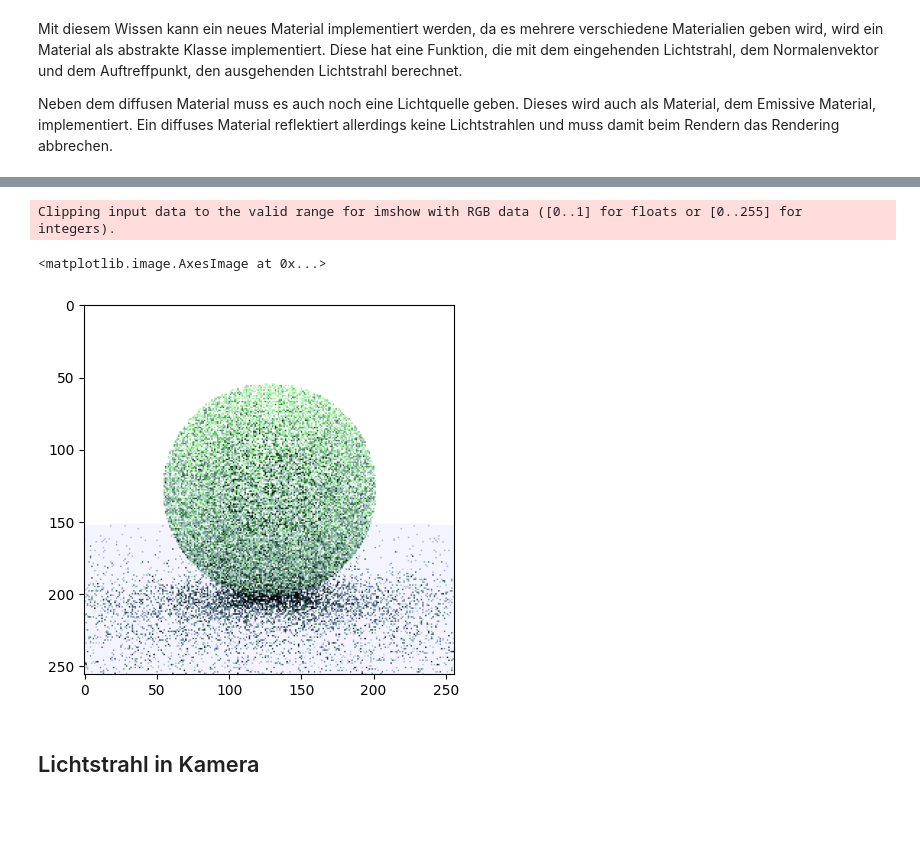
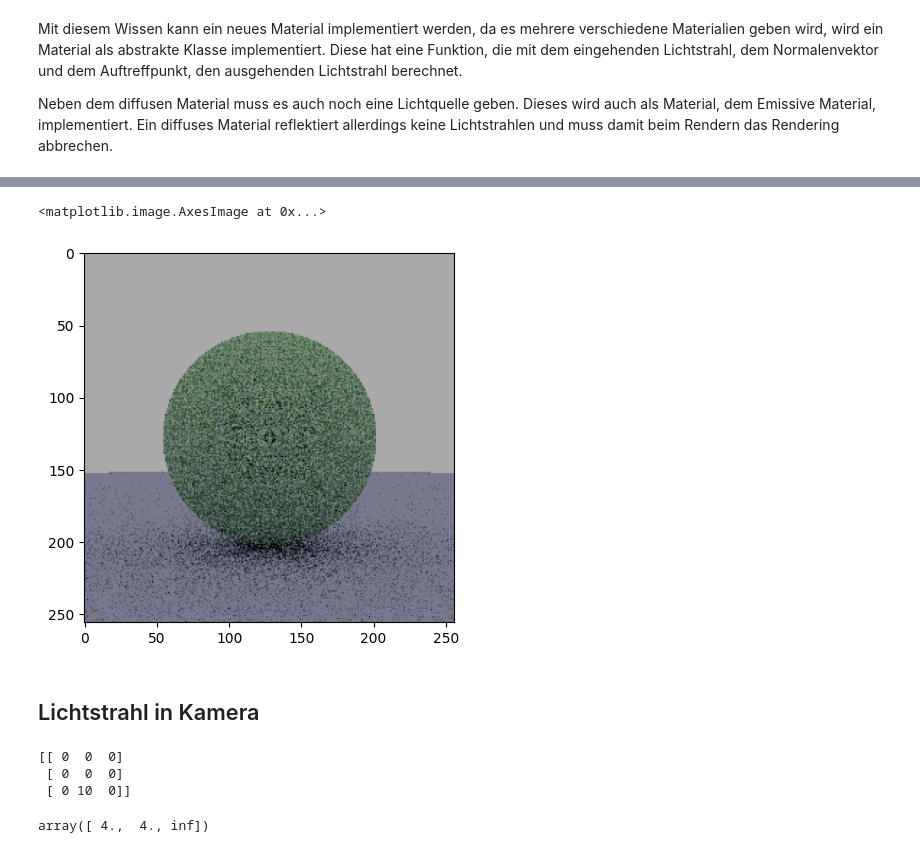
Before and after one commit to paul-pw/raytracing_python, a Jupyter notebook: ray_tracing.ipynb, the cells around one changed output, grey strips where cells are left out. Drawn from its saved outputs; the diff is of its cells as text; code cells hidden in the pictures; blank space fills up the shorter version.

```diff
--- a/ray_tracing.ipynb
+++ b/ray_tracing.ipynb
@@ -59,8 +59,9 @@ class Ray(NamedTuple):
 # %% [markdown]
 Typischerweise ist der Richtungsvektor normiert, dafür dient diese Funktion
 # %%
-def normalizeVector(vec: Vec):
-    return vec/np.linalg.norm(vec)
+def normalizeVector(vec: Vec, usedAxis=None):
+    return vec/np.linalg.norm(vec, axis=usedAxis, keepdims=True)
 
-normalizeVector(np.array([1,2,3]))
+print(normalizeVector(np.array([[1.0, 2, 3], [1, 2, 3]]), 1))
+print(normalizeVector(np.array([1, 2, 3])))
 # %% [output]
@@ -375,7 +379,7 @@ class Emissive(Material):
         color = inRay.color * self.color
         return Ray(location, direction, color)
 # %%
-camera = Camera(ImageSize(256, 256))
+camera = Camera(ImageSize(256, 512))
 objects: list[Object] = [Circle(np.array([50, 0, 0]), 10, Diffuse([0.5, 0.7, 0.5])),
                          Circle(np.array([0, 5000, 0]),
                                 4990, Diffuse([0.5, 0.5, 0.7])),
@@ -404,3 +408,6 @@ def render(camera: Camera, objects: list[Object]):
     return img
 
 img = render(camera,objects)
+img = img/50
+img = np.sqrt(img*2.2) # Gamma 2.2
+plt.imshow(img)
@@ -407,10 +417,9 @@ img = render(camera,objects)
 # %%
-n = img/6
+n = img/50
 n = np.sqrt(n*2.2)
 plt.imshow(n)
 # %% [output]
-Clipping input data to the valid range for imshow with RGB data ([0..1] for floats or [0..255] for integers).
+<matplotlib.image.AxesImage at 0x...>
-<matplotlib.image.AxesImage at 0x...>
-[figure, old version]
+[figure, new version]
 # %% [markdown]
 ## Lichtstrahl in Kamera
@@ -416,0 +432,60 @@ Clipping input data to the valid range for imshow with RGB data ([0..1] for floa
+# %%
+
+class Object(ABC):
+    @abstractmethod
+    def hit(self, rays):
+        pass
+
+
+class Circle(Object):
+    def __init__(self, center: Vec, radius: float, material: Material) -> None:
+        self.center = center
+        self.radius = radius
+        self.material = material
+        super().__init__()
+
+    def _elemwiseDot(self, a,b):
+        return np.sum(a*b, axis=1)
+
+    def hit(self, rays):
+        # get location and direction arrays
+        locations = rays[:, 0::3,:].squeeze(1)
+        directions = rays[:, 1::3].squeeze(1)
+        print(locations)
+
+        # calculate b, c and delta
+        a = 1
+        b = 2 * self._elemwiseDot(directions, (locations - self.center))
+        c = np.linalg.norm(locations - self.center, axis=1) ** 2 - self.radius ** 2
+        delta = b ** 2 - 4*a*c
+
+        # filter out all values for which delta is < 0 and set delta to 0 there
+        filter = [d >= 0 for d in delta]
+        delta = np.where(filter, delta, 0)
+
+        # calculate t1 and t2
+        rootDelta = np.sqrt(delta)
+        t1 = (-b + rootDelta)/(2*a)
+        t2 = (-b - rootDelta)/(2*a)
+
+        # take the smallest t or 0 if t<0
+        t = np.minimum(t1,t2)
+        t = np.where(t >= 0, t, np.maximum(t1,t2))
+        t = np.where(t>=0, t, np.inf)
+        t = np.where(filter, t, np.inf)
+
+        return t
+
+
+rays = np.array([
+    [[0, 0, 0],[1, 0, 0],[1, 1, 1]],
+    [[0, 0, 0], [1, 0, 0], [1, 1, 1]],
+    [[0, 10, 0],[1, 0, 0],[1, 1, 1]]
+    ])
+circle: Object = Circle(np.array([5, 0, 0]), 1, Diffuse(np.array([0,0,0])))
+circle.hit(rays)
+# %% [output]
+[[ 0  0  0]
+ [ 0  0  0]
+ [ 0 10  0]]
+array([ 4.,  4., inf])
```
Also changed, not shown: parts of 6 cells of this notebook.
